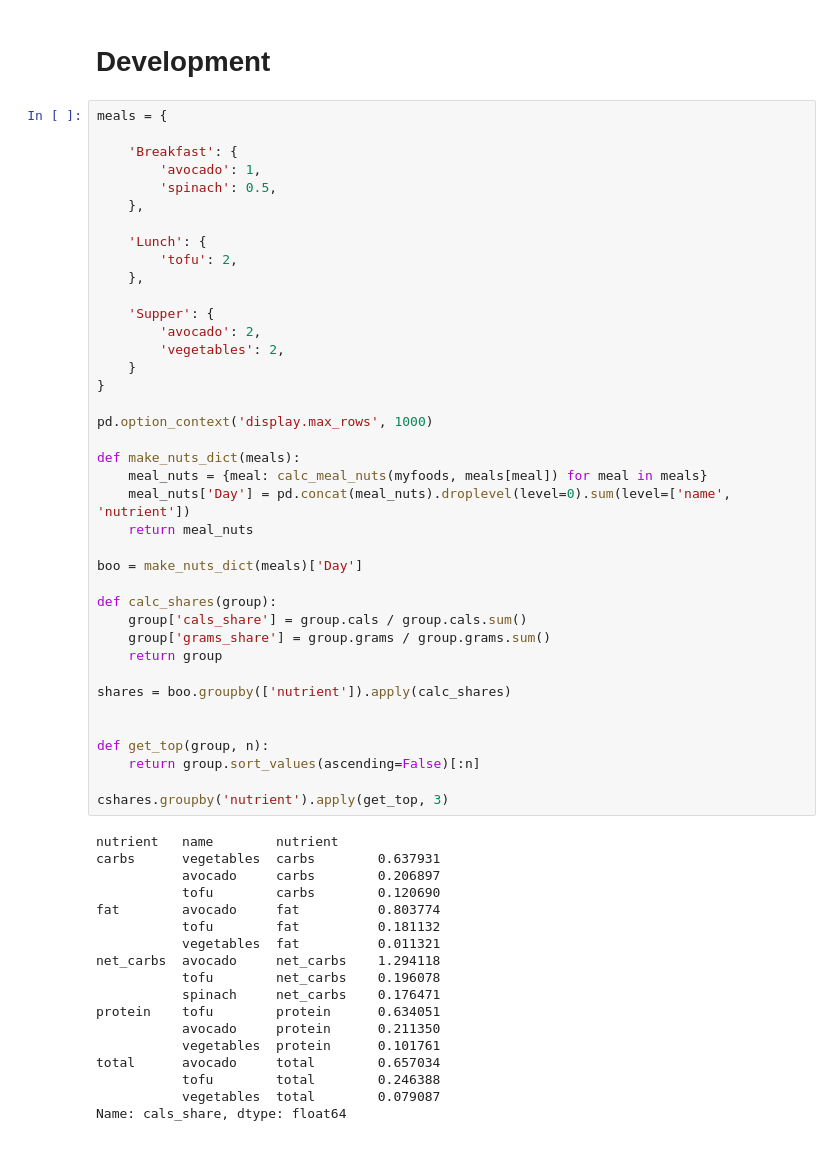
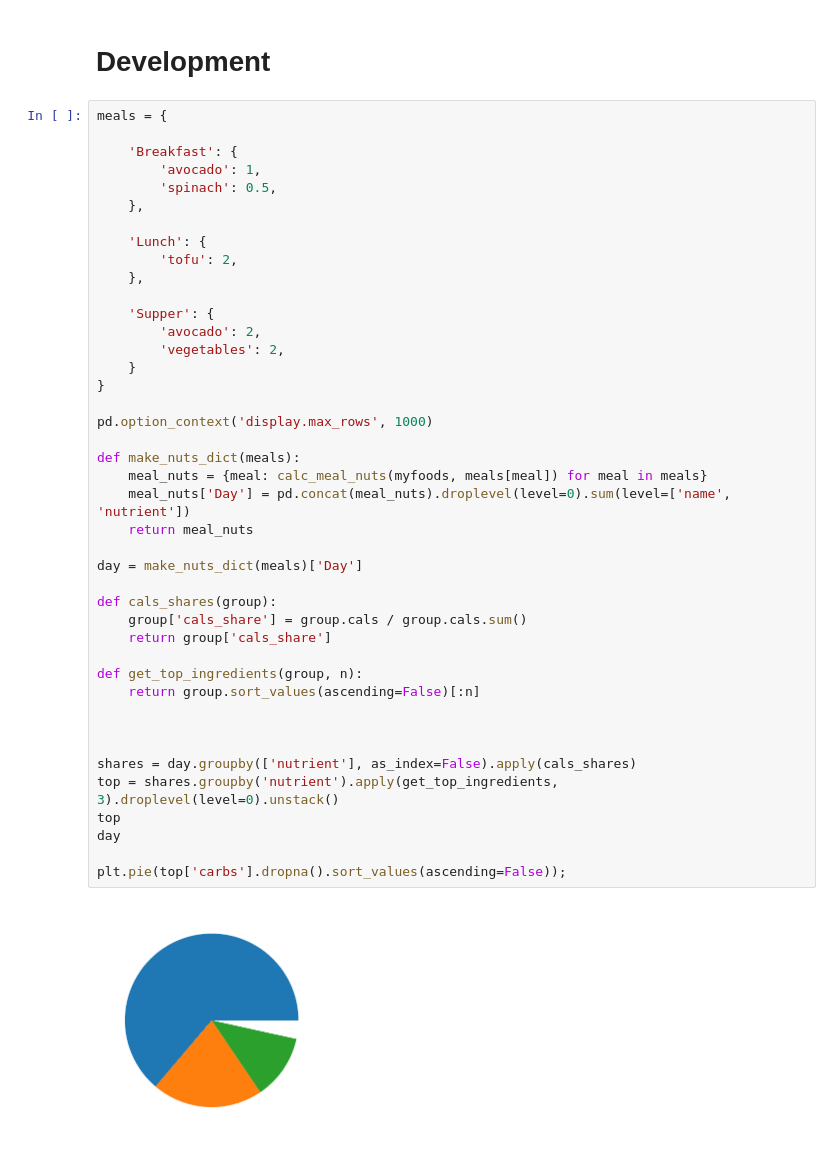
Before and after one commit to fabiangunzinger/learning, a Jupyter notebook: food-data/foods.ipynb, the cells around one changed output. Cells and saved outputs as stored; diff of their text form.

Commit message:
First attempt at nutrient pie charts

```diff
--- a/food-data/foods.ipynb
+++ b/food-data/foods.ipynb
@@ -133,55 +133,42 @@ meals = {
 
     'Breakfast': {
         'avocado': 1,
         'spinach': 0.5,
     },
 
     'Lunch': {
         'tofu': 2,
     },
 
     'Supper': {
         'avocado': 2,
         'vegetables': 2,
     }
 }
 
 pd.option_context('display.max_rows', 1000)
 
 def make_nuts_dict(meals):
     meal_nuts = {meal: calc_meal_nuts(myfoods, meals[meal]) for meal in meals}
     meal_nuts['Day'] = pd.concat(meal_nuts).droplevel(level=0).sum(level=['name', 'nutrient'])
     return meal_nuts
 
-boo = make_nuts_dict(meals)['Day']
+day = make_nuts_dict(meals)['Day']
 
-def calc_shares(group):
+def cals_shares(group):
     group['cals_share'] = group.cals / group.cals.sum()
-    group['grams_share'] = group.grams / group.grams.sum()
-    return group
+    return group['cals_share']
 
-shares = boo.groupby(['nutrient']).apply(calc_shares)
+def get_top_ingredients(group, n):
+    return group.sort_values(ascending=False)[:n]
 
 
-def get_top(group, n):
-    return group.sort_values(ascending=False)[:n]
 
-cshares.groupby('nutrient').apply(get_top, 3)
+shares = day.groupby(['nutrient'], as_index=False).apply(cals_shares)
+top = shares.groupby('nutrient').apply(get_top_ingredients, 3).droplevel(level=0).unstack()
+top
+day
+
+plt.pie(top['carbs'].dropna().sort_values(ascending=False));
 # %% [output]
-nutrient   name        nutrient
-carbs      vegetables  carbs        0.637931
-           avocado     carbs        0.206897
-           tofu        carbs        0.120690
-fat        avocado     fat          0.803774
-           tofu        fat          0.181132
-           vegetables  fat          0.011321
-net_carbs  avocado     net_carbs    1.294118
-           tofu        net_carbs    0.196078
-           spinach     net_carbs    0.176471
-protein    tofu        protein      0.634051
-           avocado     protein      0.211350
-           vegetables  protein      0.101761
-total      avocado     total        0.657034
-           tofu        total        0.246388
-           vegetables  total        0.079087
-Name: cals_share, dtype: float64
+[figure, added]
```
Also changed, not shown: parts of 1 cell of this notebook.
